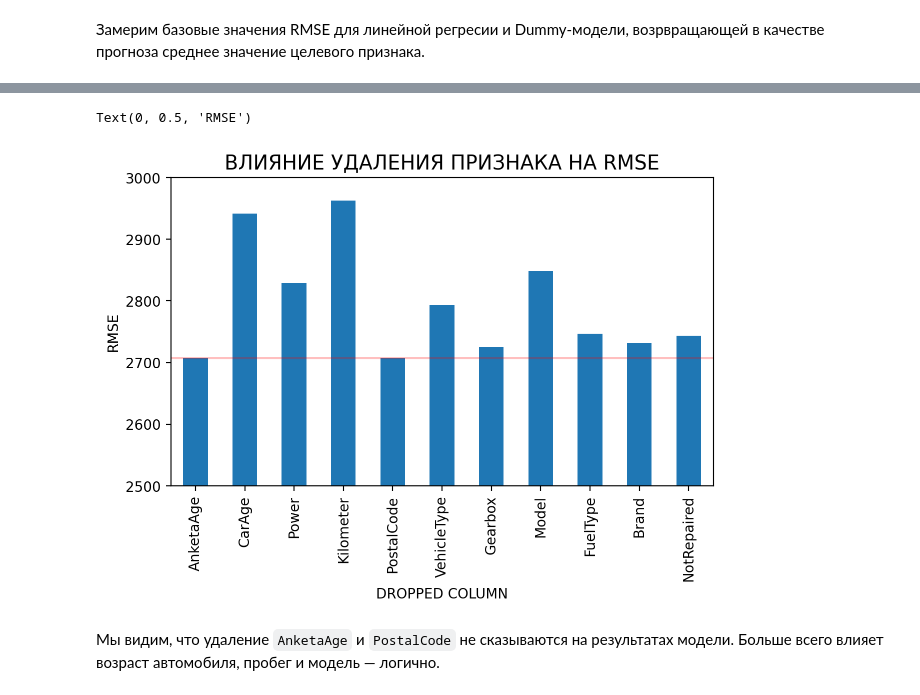
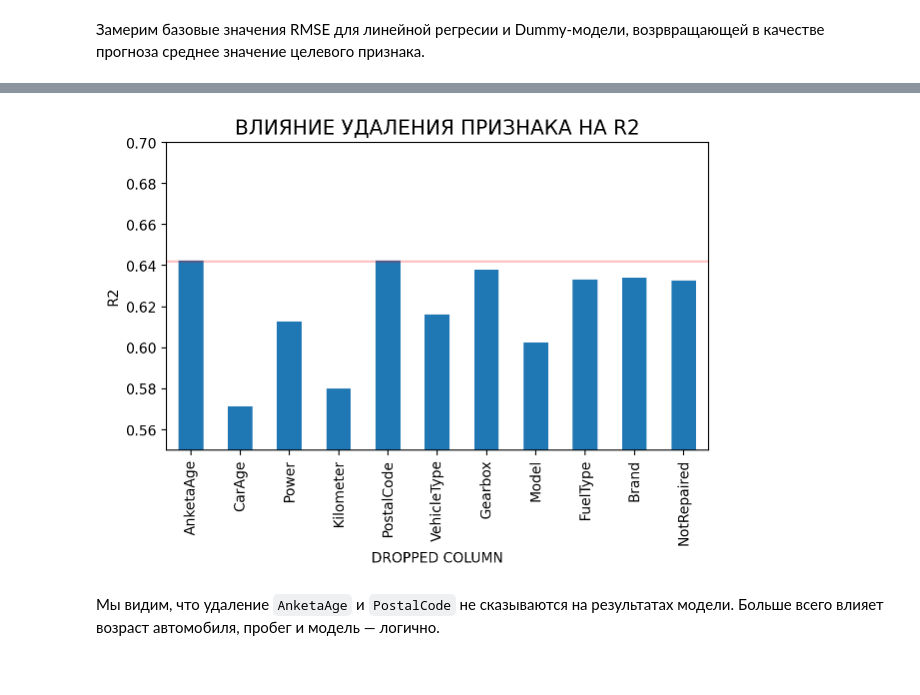
Before and after one commit to dimdasci/yp13-gradient-boosting, a Jupyter notebook: notebooks/yp13-gradient-boosting.ipynb, the cells around one changed output, grey strips where cells are left out. Saved outputs shown, nothing was run; the diff lists cells and outputs as text; code cells hidden in the pictures.

Commit message:
model comparison

```diff
--- a/notebooks/yp13-gradient-boosting.ipynb
+++ b/notebooks/yp13-gradient-boosting.ipynb
@@ -126,7 +128,7 @@ def add_anketa_age_feature(_df: pd.DataFrame) -> pd.DataFrame:
 def fill_na_with_other(_df: pd.DataFrame) -> pd.DataFrame:
     """Заполняет пропуски в категориальных признаках значением other"""
 
-    return _df.fillna('other')
+    return _df.fillna('unknown')
 
 def replace_negative_age(_df: pd.DataFrame) -> pd.DataFrame:
     """Заменяет отрицательный возраст на 0"""
@@ -172,0 +177,19 @@ def clear_data(_df: pd.DataFrame, steps: list) -> pd.DataFrame:
+# %%
+def cross_validate_model(estimator, X, y, verbose=True, fit_params=dict()):
+    cv_results = cross_validate(estimator,
+                                X,
+                                y,
+                                cv=cv,
+                                return_train_score=True,
+                                scoring=['r2', 'neg_root_mean_squared_error'],
+                                fit_params=fit_params,
+                                n_jobs=-1)
+    if verbose:
+        print(
+            f"""fit time\t {cv_results['fit_time'].mean():.2f}s +/- {cv_results['fit_time'].std():.2f}s
+score time\t {cv_results['score_time'].mean():.2f}s +/- {cv_results['score_time'].std():.2f}s
+RMSE\t\t {-cv_results['test_neg_root_mean_squared_error'].mean():.0f} +/- {-cv_results['test_neg_root_mean_squared_error'].std():.0f}
+R2 \t\t {cv_results['test_r2'].mean():.3f} +/- {cv_results['test_r2'].std():.3f}
+""")
+
+    return cv_results
@@ -173,3 +198,15 @@ def clear_data(_df: pd.DataFrame, steps: list) -> pd.DataFrame:
+# %%
+def get_cv_result(X, y, numerical, categorical, cv):
+    est = make_pipeline(
+        ColumnTransformer(
+            [('categorical', OneHotEncoder(
+                dtype='int', handle_unknown='ignore'), categorical),
+             ('numerical', StandardScaler(), numerical)],
+            remainder='drop'), LinearRegression(n_jobs=-1))
+
+    cv_results = cross_validate_model(est, X, y, verbose=False)
+
+    return cv_results['test_r2'].mean()
 # %% [markdown]
 ## Подготовка данных
 # %% [markdown]
@@ -973,7 +1010,8 @@ steps = [
     replace_negative_age, replace_age_over_40
 ]
 # %%
-clean_df = clear_data(X_train.join(y_train), steps)
+train_data = X_train.join(y_train)
+clean_df = clear_data(train_data.copy(), steps)
 clean_df.shape
 # %% [output]
 (270677, 18)
@@ -1176,17 +1251,17 @@ features_impact = pd.DataFrame({'removed_column': removed_columns, 'rmse': score
 # %%
 ax = features_impact.plot.bar(xticks=features_impact.index,
                               rot=90,
                               figsize=(7, 4),
                               legend=None)
 ax.set_xticklabels(features_impact.removed_column)
-plt.axhline(2707, c='r', alpha=.25)
-plt.ylim(2500, 3000)
-plt.title('Влияние удаления признака на RMSE'.upper(), fontsize='x-large')
+plt.axhline(.642, c='r', alpha=.25)
+plt.title('Влияние удаления признака на R2'.upper(), fontsize='x-large')
 plt.xlabel('Dropped column'.upper())
-plt.ylabel('RMSE'.upper())
+plt.ylabel('R2'.upper())
+plt.ylim(.55, .7)
+plt.show()
 # %% [output]
-Text(0, 0.5, 'RMSE')
-[figure, old version]
+[figure, new version]
 # %% [markdown]
 Мы видим, что удаление `AnketaAge` и `PostalCode` не сказываются на результатах модели. Больше всего влияет возраст автомобиля, пробег и модель — логично.
 # %%
```
Also changed, not shown: parts of 36 cells of this notebook.
